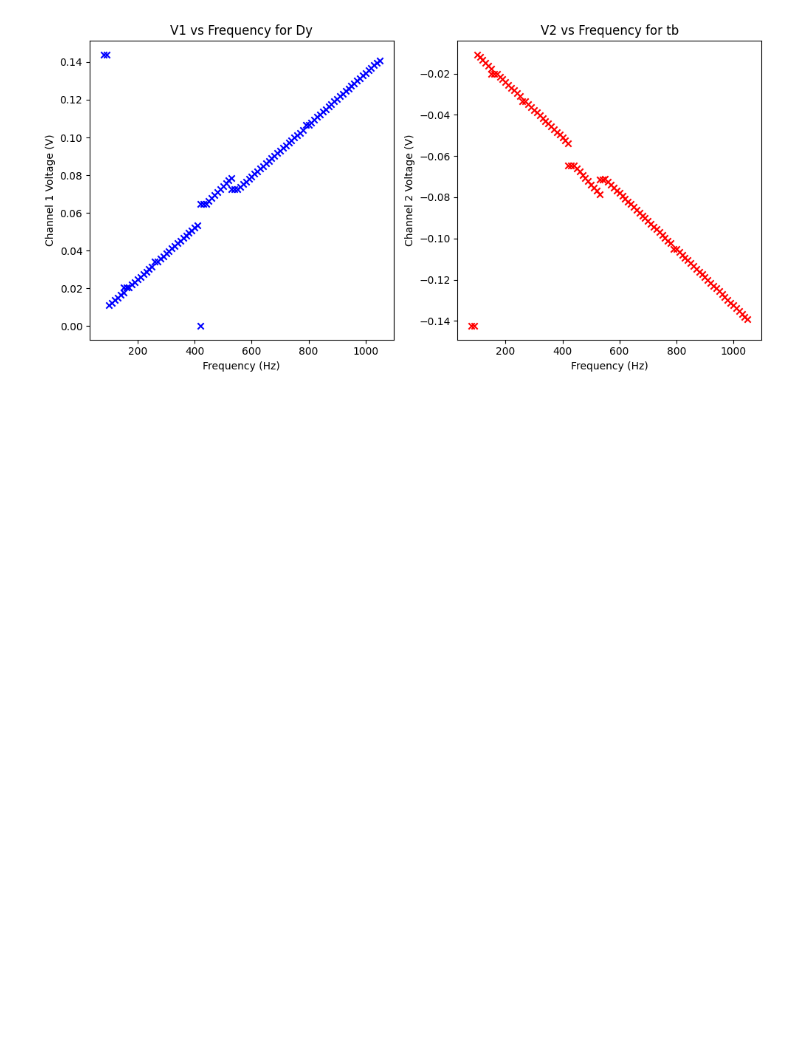
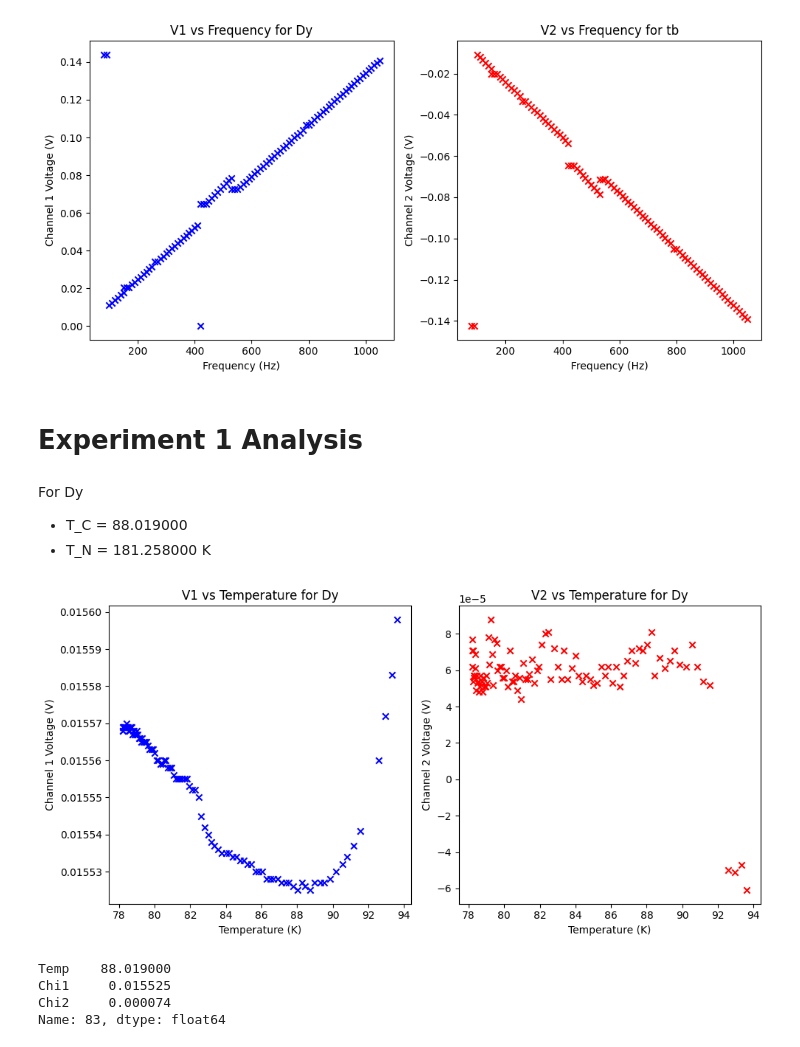
Before and after one commit to RoyZhenLongLim/PHYS3112, a Jupyter notebook: MT/experiment.ipynb, the cells around one changed output. Drawn from its saved outputs; the diff is of its cells as text; code cells hidden in the pictures; blank space fills up the shorter version.

```diff
--- a/MT/experiment.ipynb
+++ b/MT/experiment.ipynb
@@ -125,3 +128,34 @@ plt.tight_layout()
 plt.show()
 # %% [output]
 [figure]
+# %% [markdown]
+# Experiment 1 Analysis
+# %% [markdown]
+For Dy
+- T_C = 88.019000
+- T_N = 181.258000 K
+# %%
+plt.figure(figsize=(10, 5))
+plt.subplot(1, 2, 1)
+plt.scatter(dy_temp['Temp'].iloc[:100], dy_temp['Chi1'].iloc[:100], marker='x', linestyle='-', color='b')
+plt.xlabel('Temperature (K)')
+plt.ylabel('Channel 1 Voltage (V)')
+plt.title('V1 vs Temperature for Dy')
+
+plt.subplot(1, 2, 2)
+plt.scatter(dy_temp['Temp'].iloc[:100], dy_temp['Chi2'].iloc[:100], marker='x', linestyle='-', color='r')
+plt.xlabel('Temperature (K)')
+plt.ylabel('Channel 2 Voltage (V)')
+plt.title('V2 vs Temperature for Dy')
+
+plt.tight_layout()
+plt.show()
+# %% [output]
+[figure, added]
+# %%
+dy_temp.iloc[:100].iloc[np.argmin(dy_temp['Chi1'].iloc[:100])]
+# %% [output]
+Temp    88.019000
+Chi1     0.015525
+Chi2     0.000074
+Name: 83, dtype: float64
```
Also changed, not shown: parts of 16 cells of this notebook, 1 other file.
